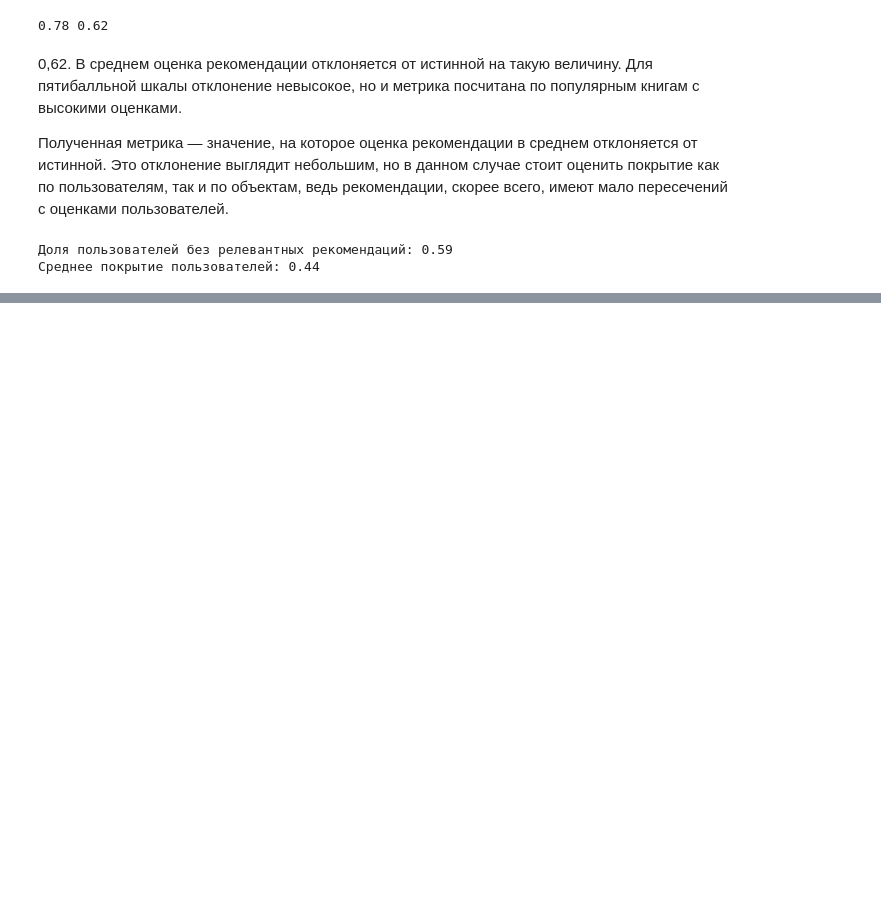
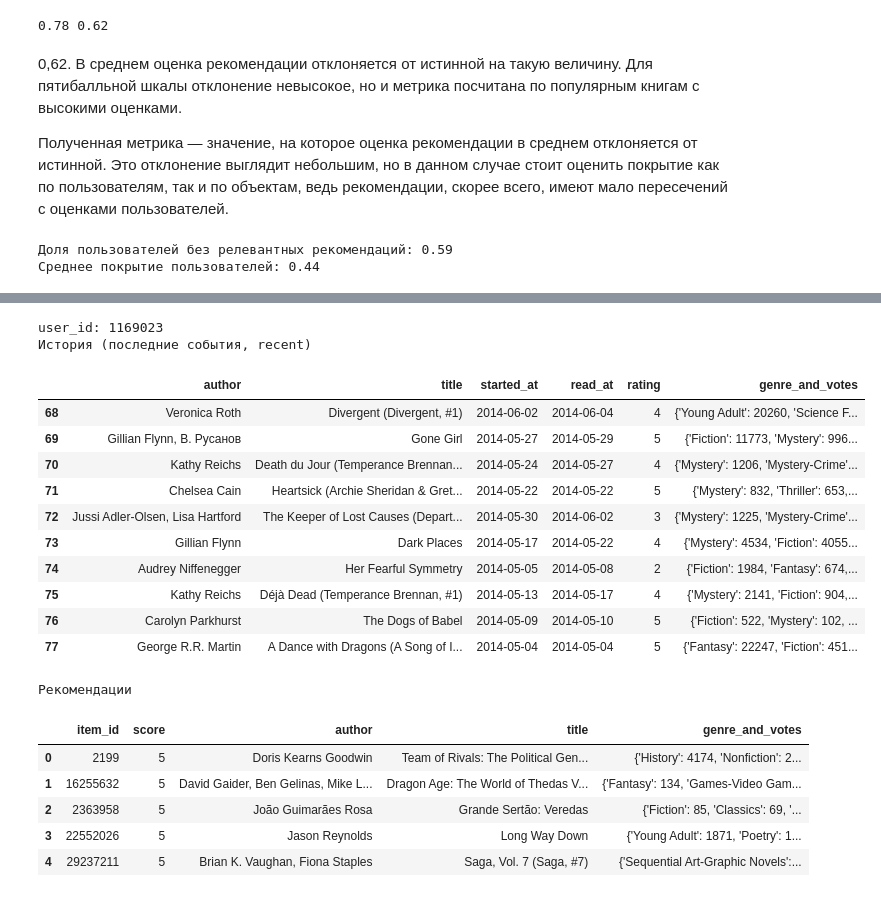
Before and after one commit to alina-tad/mle-recsys-start, a Jupyter notebook: preprocessing.ipynb, the cells around one changed output, grey strips where cells are left out. Cells and saved outputs as stored; diff of their text form; code cells hidden in the pictures; blank space fills up the shorter version.

```diff
--- a/preprocessing.ipynb
+++ b/preprocessing.ipynb
@@ -418,0 +529,24 @@ print(f"Среднее покрытие пользователей: {cold_users_
+# %%
+def get_recommendations_svd(user_id, all_items, events, model, include_seen=True, n=5):
+    # берём все item_id именно из events, а не из items
+    all_items = set(events["item_id"].unique())
+
+    if include_seen:
+        items_to_predict = list(all_items)
+    else:
+        seen_items = set(
+            events[events["user_id"] == user_id]["item_id"].unique()
+        )
+        items_to_predict = list(all_items - seen_items)
+
+    predictions = [
+        model.predict(user_id, item_id)
+        for item_id in items_to_predict
+    ]
+
+    recommendations = sorted(predictions, key=lambda x: x.est, reverse=True)[:n]
+
+    return pd.DataFrame(
+        [(pred.iid, pred.est) for pred in recommendations],
+        columns=["item_id", "score"],
+    )
@@ -418,0 +571,40 @@ print(f"Среднее покрытие пользователей: {cold_users_
+# %%
+# выберем произвольного пользователя из тренировочной выборки ("прошлого")
+user_id = events_train['user_id'].sample().iat[0]
+
+print(f"user_id: {user_id}")
+
+print("История (последние события, recent)")
+user_history = (
+    events_train
+    .query("user_id == @user_id")
+    .merge(items.set_index("item_id")[["author", "title", "genre_and_votes"]], on="item_id")
+)
+user_history_to_print = user_history[["author", "title", "started_at", "read_at", "rating", "genre_and_votes"]].tail(10)
+display(user_history_to_print)
+
+print("Рекомендации")
+user_recommendations = get_recommendations_svd(user_id, items, events_train, svd_model)
+user_recommendations = user_recommendations.merge(items[["item_id", "author", "title", "genre_and_votes"]], on="item_id")
+display(user_recommendations)
+# %% [output]
+user_id: 1169023
+История (последние события, recent)
+|  | author | title | started_at | read_at | rating | genre_and_votes |
+| 68 | Veronica Roth | Divergent (Divergent, #1) | 2014-06-02 | 2014-06-04 | 4 | {'Young Adult': 20260, 'Science F... |
+| 69 | Gillian Flynn, В. Русанов | Gone Girl | 2014-05-27 | 2014-05-29 | 5 | {'Fiction': 11773, 'Mystery': 996... |
+| 70 | Kathy Reichs | Death du Jour (Temperance Brennan... | 2014-05-24 | 2014-05-27 | 4 | {'Mystery': 1206, 'Mystery-Crime'... |
+| 71 | Chelsea Cain | Heartsick (Archie Sheridan & Gret... | 2014-05-22 | 2014-05-22 | 5 | {'Mystery': 832, 'Thriller': 653,... |
+| 72 | Jussi Adler-Olsen, Lisa Hartford | The Keeper of Lost Causes (Depart... | 2014-05-30 | 2014-06-02 | 3 | {'Mystery': 1225, 'Mystery-Crime'... |
+| 73 | Gillian Flynn | Dark Places | 2014-05-17 | 2014-05-22 | 4 | {'Mystery': 4534, 'Fiction': 4055... |
+| 74 | Audrey Niffenegger | Her Fearful Symmetry | 2014-05-05 | 2014-05-08 | 2 | {'Fiction': 1984, 'Fantasy': 674,... |
+| 75 | Kathy Reichs | Déjà Dead (Temperance Brennan, #1) | 2014-05-13 | 2014-05-17 | 4 | {'Mystery': 2141, 'Fiction': 904,... |
+| 76 | Carolyn Parkhurst | The Dogs of Babel | 2014-05-09 | 2014-05-10 | 5 | {'Fiction': 522, 'Mystery': 102, ... |
+| 77 | George R.R. Martin | A Dance with Dragons (A Song of I... | 2014-05-04 | 2014-05-04 | 5 | {'Fantasy': 22247, 'Fiction': 451... |
+Рекомендации
+|  | item_id | score | author | title | genre_and_votes |
+| 0 | 2199 | 5 | Doris Kearns Goodwin | Team of Rivals: The Political Gen... | {'History': 4174, 'Nonfiction': 2... |
+| 1 | 16255632 | 5 | David Gaider, Ben Gelinas, Mike L... | Dragon Age: The World of Thedas V... | {'Fantasy': 134, 'Games-Video Gam... |
+| 2 | 2363958 | 5 | João Guimarães Rosa | Grande Sertão: Veredas | {'Fiction': 85, 'Classics': 69, '... |
+| 3 | 22552026 | 5 | Jason Reynolds | Long Way Down | {'Young Adult': 1871, 'Poetry': 1... |
+| 4 | 29237211 | 5 | Brian K. Vaughan, Fiona Staples | Saga, Vol. 7 (Saga, #7) | {'Sequential Art-Graphic Novels':... |
```
Also changed, not shown: parts of 23 cells of this notebook.
